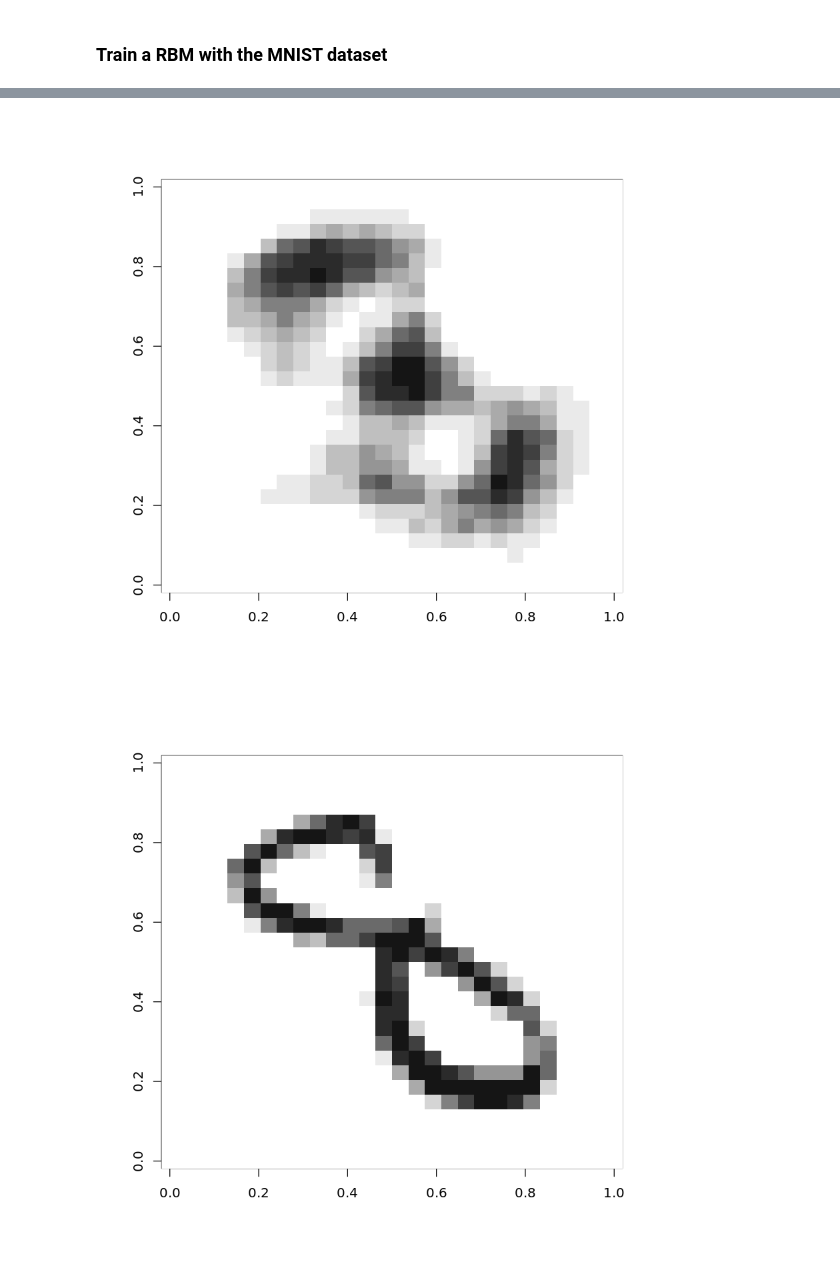
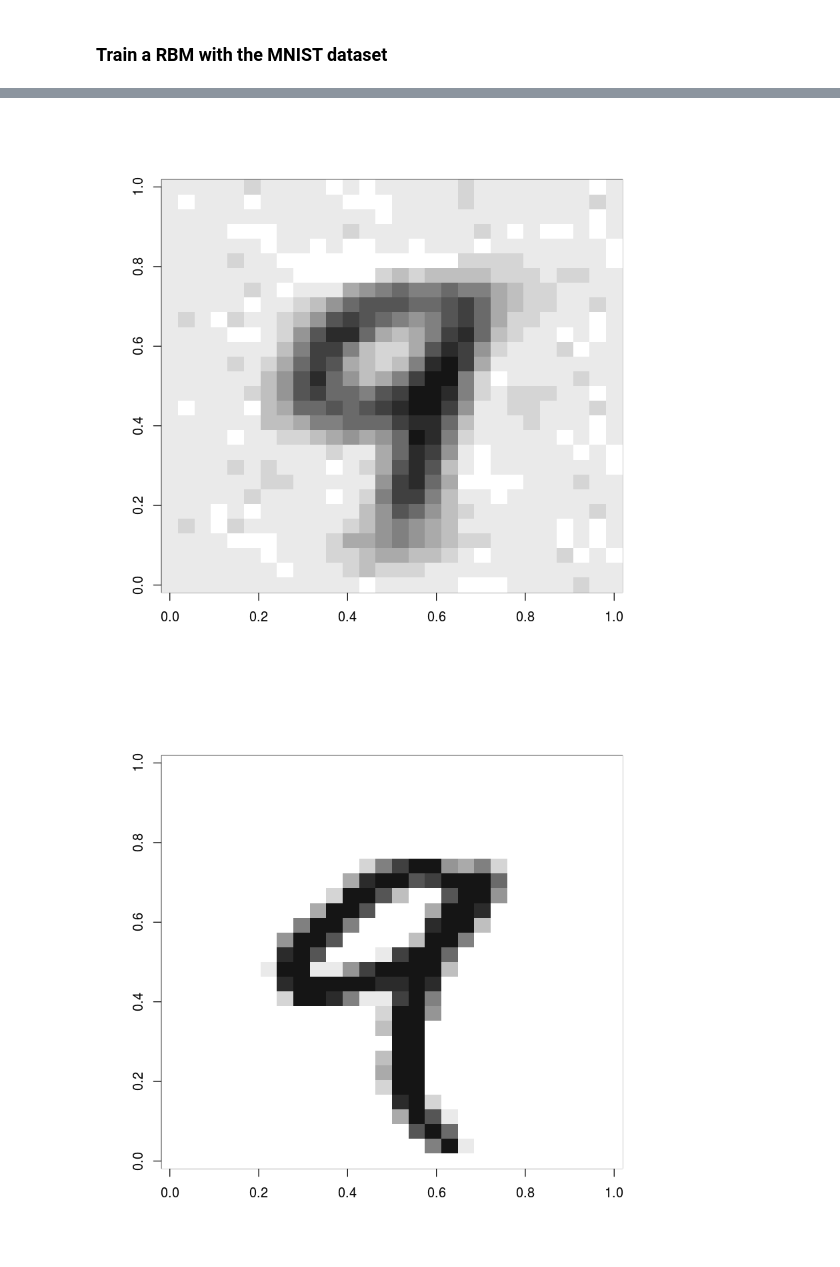
Before and after one commit to josepllberral/machine-learning-tools, a Jupyter notebook: notebooks/RBM_R.ipynb, the cells around one changed output, grey strips where cells are left out. Cells and saved outputs as stored; diff of their text form; code cells hidden in the pictures.

```diff
--- a/notebooks/RBM_R.ipynb
+++ b/notebooks/RBM_R.ipynb
@@ -270,0 +402,2 @@ train_rbm <- function (dataset, batch_size = 100,
+# %%
+mnist <- readRDS("../datasets/mnist.rds");
@@ -271,12 +416,17 @@ train_rbm <- function (dataset, batch_size = 100,
+# %%
+training_x <- mnist$train$x / 255;
+training_y <- mnist$train$y;
+testing_x <- mnist$test$x / 255;
+testing_y <- mnist$test$y;
 # %% [markdown]
 ### Train a RBM with the MNIST dataset
 # %%
 rbm <- train_rbm(
     n_hidden = 30,
-    dataset = training.num[,2:785],
+    dataset = training_x,
     learning_rate = 1e-3,
-    training_epochs = 10,
+    training_epochs = 5,
     batch_size = 10,
-    momentum = 0.5
+    momentum = 0.01
 );
 # %% [output]
@@ -334,10 +491,9 @@ Reconstruction of all the data-set, to see how the RBM sees each number.
 # %%
-# Reconstruction
-act.input <- sigmoid_func((rbm$W %*% t(training.num[,2:785])) + rbm$hbias);
-rec.input <- sigmoid_func((t(rbm$W) %*% act.input) + rbm$vbias);
+act.input <- sigmoid_func(training_x %*% rbm$W + rbm$hbias);
+rec.input <- act.input %*% t(rbm$W) + rbm$vbias;
 # %%
-show_digit(as.matrix(rec.input[,3]))
-show_digit(as.matrix(training.num[3,2:785]))
+show_digit(as.matrix(rec.input[5,]))
+show_digit(as.matrix(training_x[5,]))
 # %% [output]
-[figure, old version]
+[figure, new version]
-[figure, old version]
+[figure, new version]
```
Also changed, not shown: parts of 45 cells of this notebook, 1 other file.
